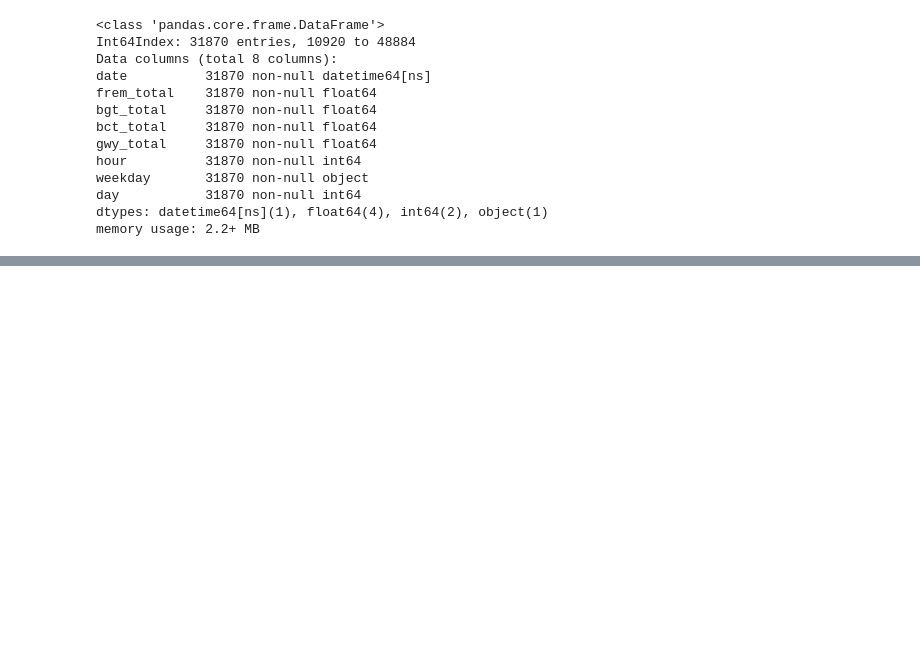
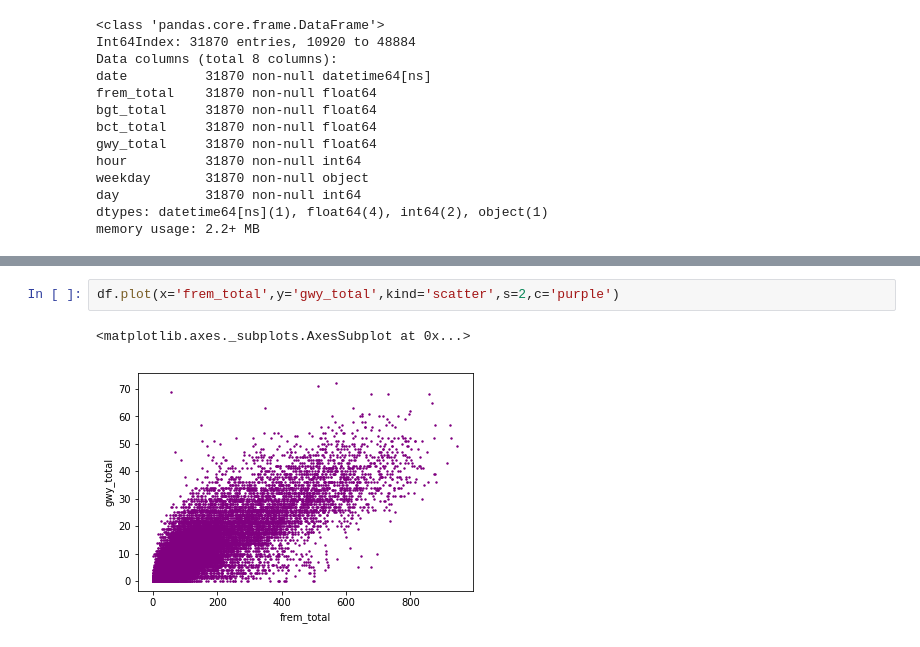
Before and after one commit to shreyamk/SeattleBiking, a Jupyter notebook: seattle_biking.ipynb, the cells around one changed output, grey strips where cells are left out. Saved outputs shown, nothing was run; the diff lists cells and outputs as text; blank space fills up the shorter version.

```diff
--- a/seattle_biking.ipynb
+++ b/seattle_biking.ipynb
@@ -119,0 +110,5 @@ But on weekdays, and especially during peak hours, Fremont bike counts seem to b
+# %%
+df.plot(x='frem_total',y='gwy_total',kind='scatter',s=2,c='purple')
+# %% [output]
+<matplotlib.axes._subplots.AxesSubplot at 0x...>
+[figure, added]
```
Also changed, not shown: parts of 18 cells of this notebook.
